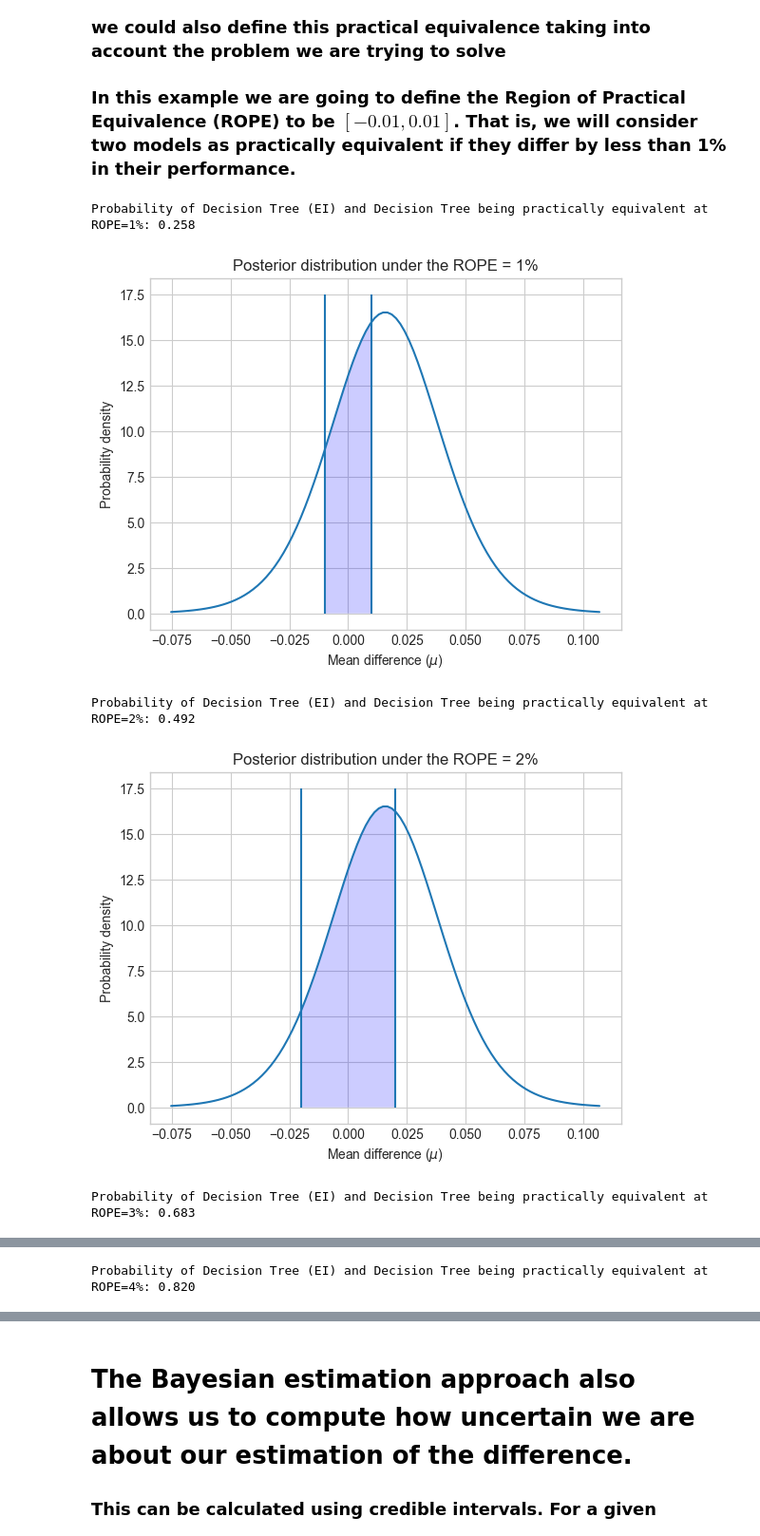
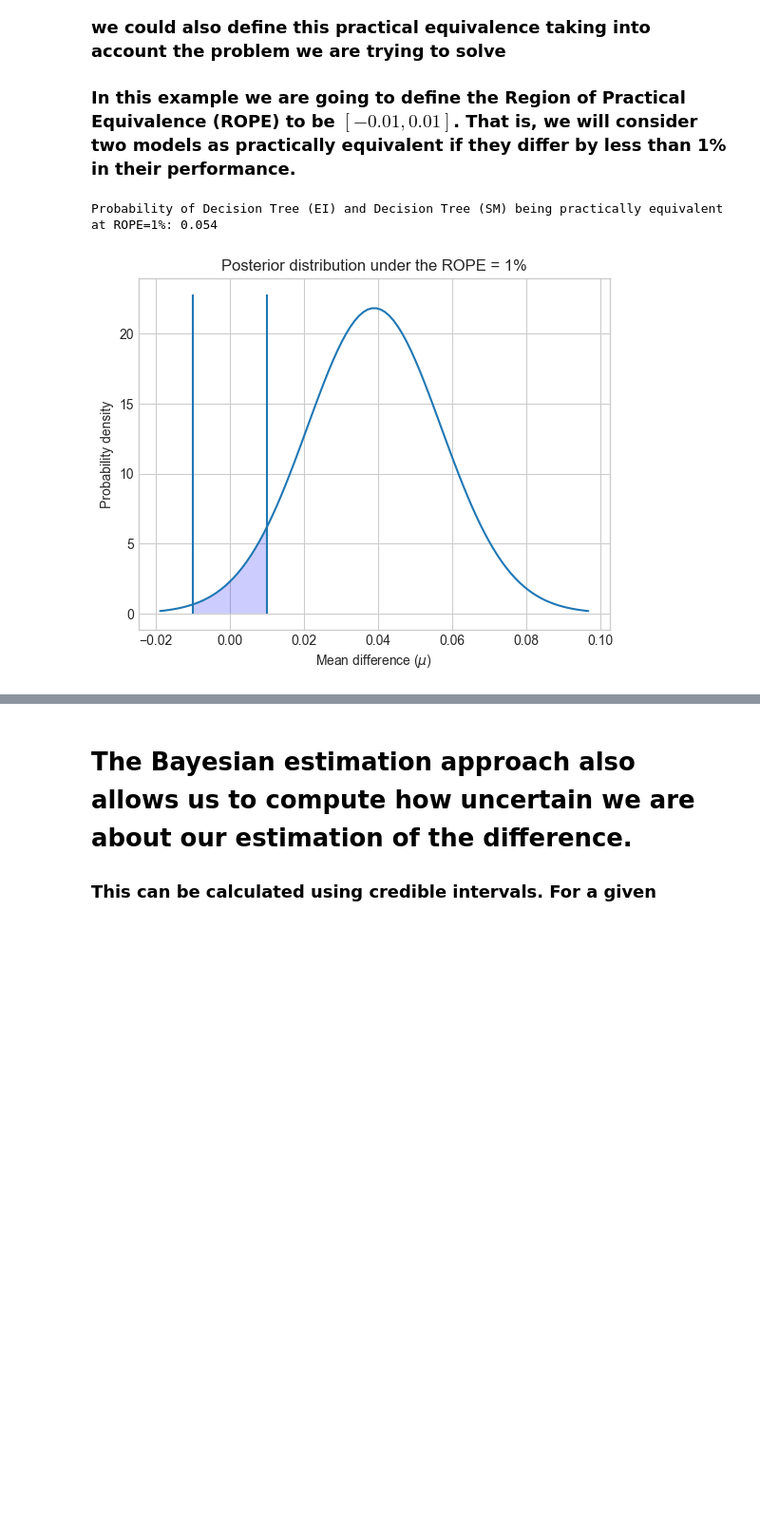
Before and after one commit to fabianopapaiz/als_prognosis_using_ensemble_imbalance, a Jupyter notebook: 05_Train_Validate_Models/16.1 - Multiple models comparison.ipynb, the cells around one changed output, grey strips where cells are left out. Shown: that part at 95% size. Cells and saved outputs as stored; diff of their text form; code cells hidden in the pictures; blank space fills up the shorter version.

```diff
--- a/05_Train_Validate_Models/16.1 - Multiple models comparison.ipynb
+++ b/05_Train_Validate_Models/16.1 - Multiple models comparison.ipynb
@@ -464,32 +527,29 @@ Probability of Decision Tree being more accurate than Decision Tree (EI): 0.258
 # %%
 x = np.linspace(t_post.ppf(0.001), t_post.ppf(0.999), 100)
 
 # test several percentages
-for percentage in [0.01, 0.02, 0.03, 0.04, 0.05, 0.10]:
+for percentage in [0.01]: #, 0.02, 0.03, 0.04, 0.05, 0.10]:
 
     rope_interval = [-percentage, percentage]
     rope_prob = t_post.cdf(rope_interval[1]) - t_post.cdf(rope_interval[0])
 
     print(
         f"Probability of {model_1_name} and {model_2_name} "
         f"being practically equivalent at ROPE={rope_interval[1]*100:.0f}%: {rope_prob:.3f}"
     )
     print()
 
     x_rope = np.linspace(rope_interval[0], rope_interval[1], 100)
 
 #     plt.figure(figsize=(5,5))
     plt.plot(x, t_post.pdf(x))
 #     plt.xticks(np.arange(-0.04, 0.06, 0.01))
     plt.vlines([-percentage, percentage], ymin=0, ymax=(np.max(t_post.pdf(x)) + 1))
     plt.fill_between(x_rope, t_post.pdf(x_rope), 0, facecolor="blue", alpha=0.2)
     plt.ylabel("Probability density")
     plt.xlabel(r"Mean difference ($\mu$)")
     plt.title(f"Posterior distribution under the ROPE = {rope_interval[1]*100:.0f}%")
     plt.show()
 # %% [output]
-Probability of Decision Tree (EI) and Decision Tree being practically equivalent at ROPE=1%: 0.258
+Probability of Decision Tree (EI) and Decision Tree (SM) being practically equivalent at ROPE=1%: 0.054
-[figure, old version]
+[figure, new version]
-Probability of Decision Tree (EI) and Decision Tree being practically equivalent at ROPE=2%: 0.492
-[figure, removed]
-Probability of Decision Tree (EI) and Decision Tree being practically equivalent at ROPE=3%: 0.683
@@ -497 +555,0 @@ Probability of Decision Tree (EI) and Decision Tree being practically equivalent
-Probability of Decision Tree (EI) and Decision Tree being practically equivalent at ROPE=4%: 0.820
```
Also changed, not shown: parts of 24 cells of this notebook, 1 other file.
